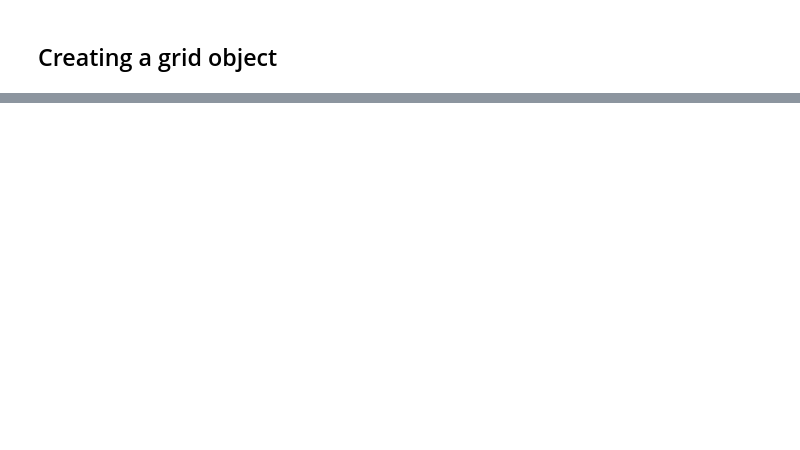
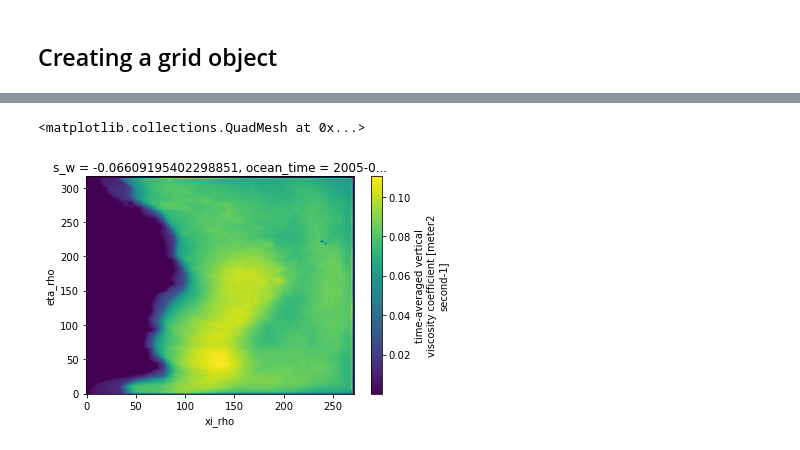
Before and after one commit to nmalan/EAC_Xshelf_volume_transport, a Jupyter notebook: stanley_eqn.ipynb, the cells around one changed output, grey strips where cells are left out. Drawn from its saved outputs; the diff is of its cells as text; code cells hidden in the pictures; blank space fills up the shorter version.

```diff
--- a/stanley_eqn.ipynb
+++ b/stanley_eqn.ipynb
@@ -14,7 +13,7 @@ import cmocean.cm as cmo
 # %%
 chunks = {'ocean_time':1}
 
-ds = xr.open_dataset('../../outer_avg_01461.nc', chunks=chunks)
+ds = xr.open_dataset('outer_avg.nc', chunks=chunks)
 # %% [markdown]
 ## Creating a grid object
 # %%
@@ -71,0 +91,5 @@ grid = Grid(ds, coords=coords, metrics=metrics, periodic=[])
+# %%
+ds.AKv[0,25,:,:].plot()
+# %% [output]
+<matplotlib.collections.QuadMesh at 0x...>
+[figure, added]
```
Also changed, not shown: parts of 10 cells of this notebook.
